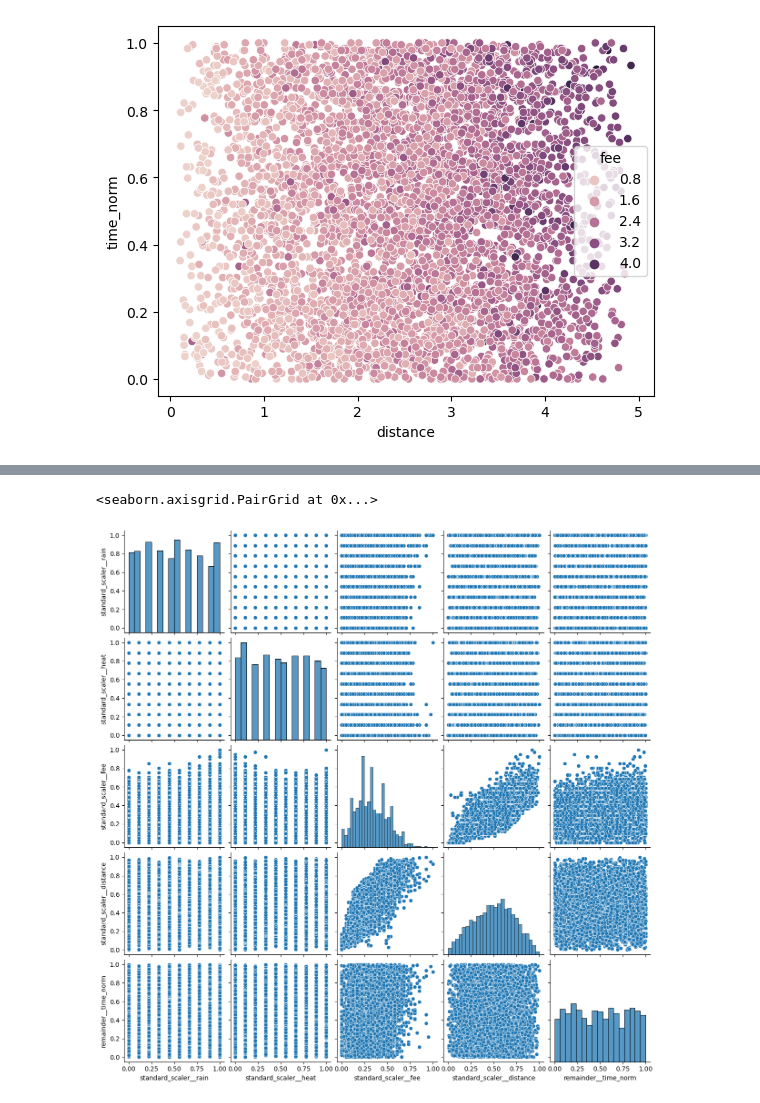
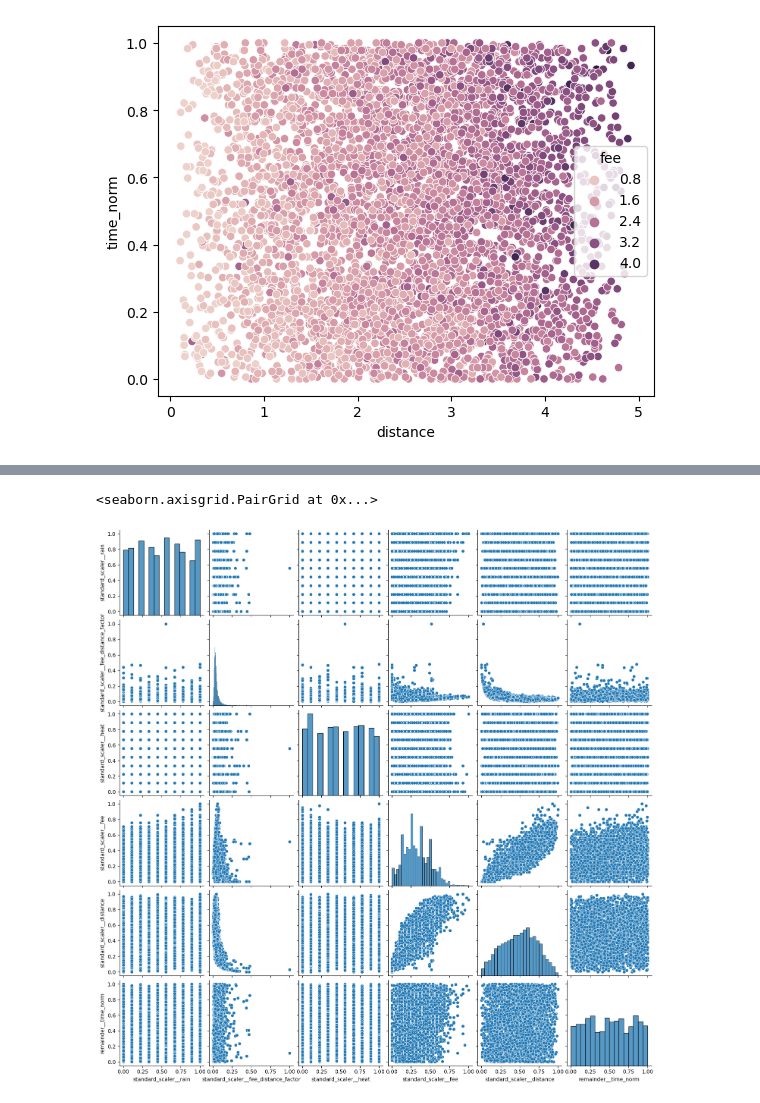
Before and after one commit to quentinchichery/hackathon-peren-2022, a Jupyter notebook: 01-exploration.ipynb, the cells around one changed output, grey strips where cells are left out. Drawn from its saved outputs; the diff is of its cells as text; code cells hidden in the pictures.

```diff
--- a/01-exploration.ipynb
+++ b/01-exploration.ipynb
@@ -183,6 +197,8 @@ sns.scatterplot(data=df, x='distance', y='fee', hue='rain')
 df_group = df.groupby(['start_lat', 'start_lon'], as_index=False).agg({
     'observation_uuid': 'count',
     'fee': lambda x: list(x),
-    'distance': lambda x: list(x)})
+    'distance': lambda x: list(x),
+    'fee_distance_factor': lambda x: list(x),
+    'observation_uuid': lambda x: list(x)})
 df_group
 # %% [output]
@@ -201,0 +218,5 @@ df_group
+# %%
+from scipy.stats import pearsonr
+
+df_group['corr'] = df_group.apply(lambda x: pearsonr(x['fee'], x['distance'])[0], axis=1)
+df_group
@@ -201,0 +242,14 @@ df_group
+# %%
+list_manual = df_group[df_group['corr'] < 0.7]['observation_uuid']
+print(len(list_manual))
+print((list_manual))
+id_manual = []
+for row in list_manual.tolist():
+    for item in row:
+        id_manual.append(item)
+df['algorithm'] = df.apply(lambda x: 0 if x['observation_uuid'] in id_manual else None, axis=1)
+df_manual = df[df['algorithm']==0]
+df_manual
+
+df = df[df['algorithm']!=0]
+df
@@ -243,7 +329,7 @@ sns.scatterplot(data=df, x='distance', y='time_norm', hue='fee')
 [figure]
 # %%
 categorical_features = ['is_weekend'] #day_of_week
-numeric_features = ['rain', 'heat', 'fee', 'distance']
+numeric_features = ['rain', 'heat', 'fee', 'distance', 'fee_distance_factor', 'is_weekend']
 
 from sklearn.preprocessing import OneHotEncoder, MinMaxScaler
 
@@ -257,7 +343,7 @@ preprocessor = ColumnTransformer([
     ('standard_scaler', numerical_preprocessor, numeric_features)],
     remainder='passthrough')
 
-df_norm = pd.DataFrame(preprocessor.fit_transform(df[['is_weekend','rain', 'heat', 'fee', 'distance', 'time_norm']]), columns=preprocessor.get_feature_names_out())
+df_norm = pd.DataFrame(preprocessor.fit_transform(df[['is_weekend','rain', 'heat', 'fee', 'fee_distance_factor', 'distance', 'time_norm']]), columns=preprocessor.get_feature_names_out())
 df_norm
 # %% [output]
 |  | one-hot-encoder__is_weekend_0 | one-hot-encoder__is_weekend_1 | standard_scaler__rain | standard_scaler__heat | ... |
@@ -276,7 +362,7 @@ df_norm
 # %%
-sns.pairplot(df_norm[['standard_scaler__rain', 'standard_scaler__heat', 'standard_scaler__fee', 'standard_scaler__distance', 'remainder__time_norm']])
+sns.pairplot(df_norm[['standard_scaler__rain','standard_scaler__fee_distance_factor', 'standard_scaler__heat', 'standard_scaler__fee', 'standard_scaler__distance', 'remainder__time_norm']])
 # %% [output]
 <seaborn.axisgrid.PairGrid at 0x...>
-[figure, old version]
+[figure, new version]
 # %%
 from sklearn.cluster import KMeans
```
Also changed, not shown: parts of 12 cells of this notebook.
